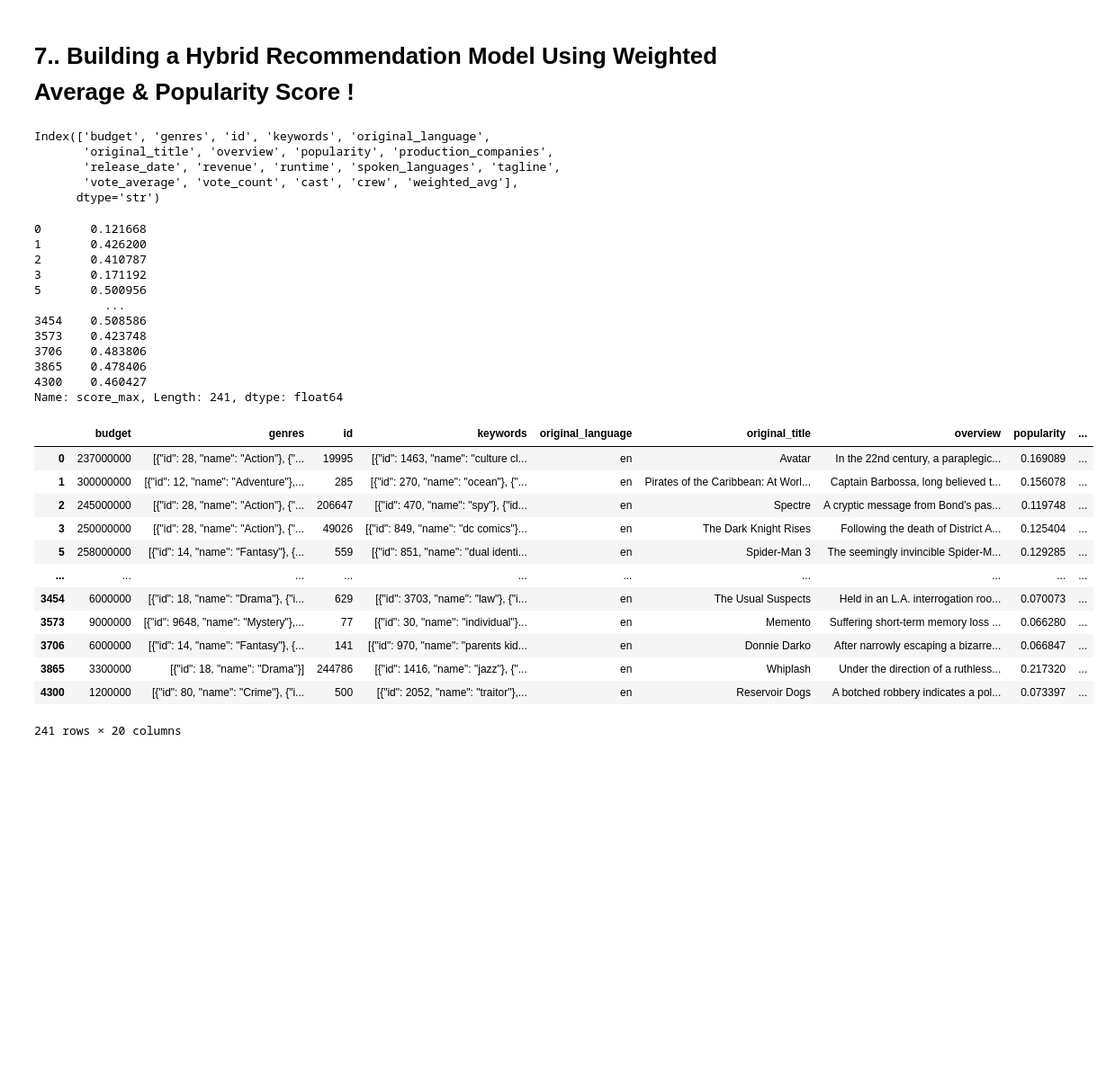
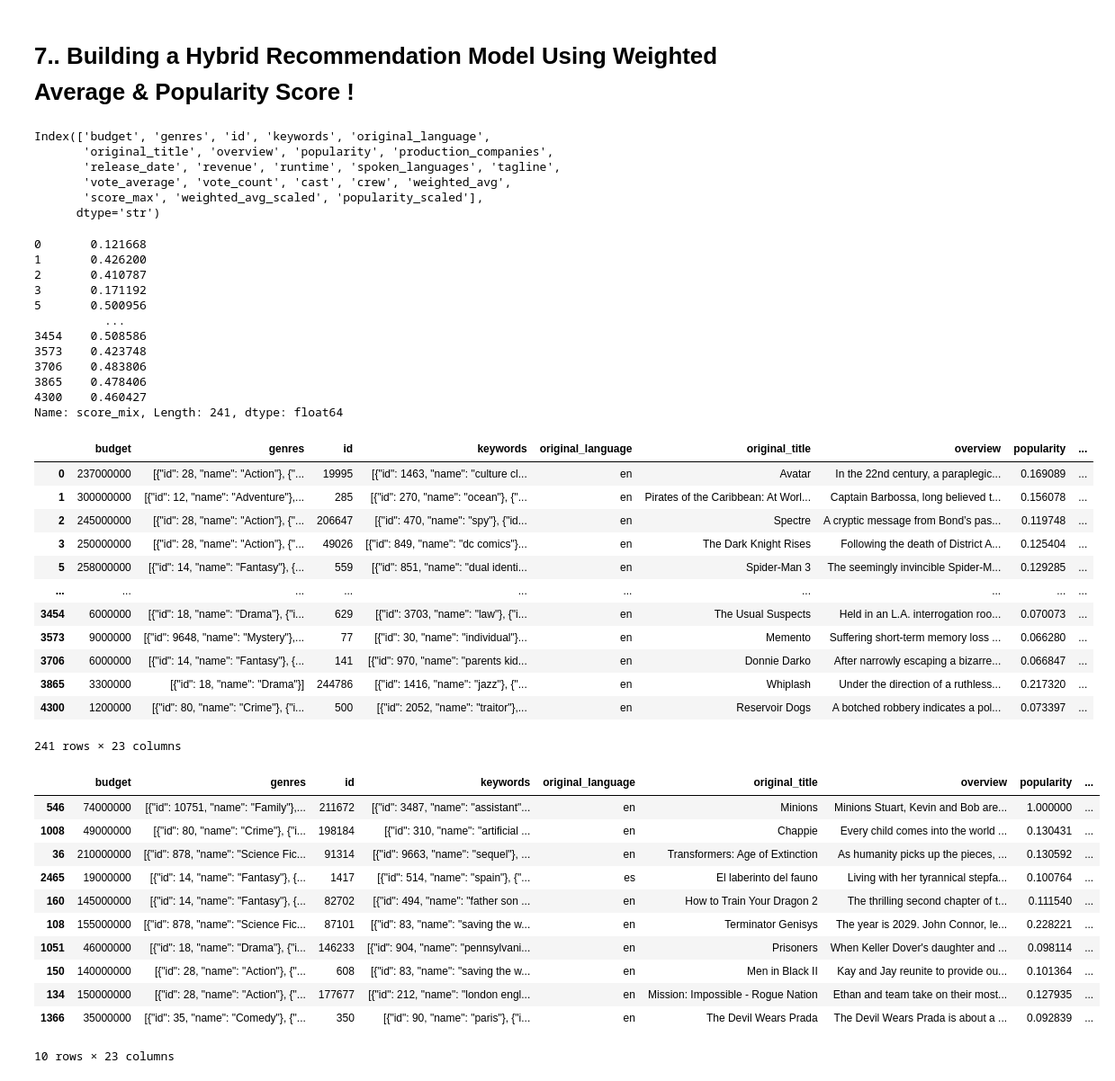
Before and after one commit to CyberWol-12/Movie_Recommendation_System, a Jupyter notebook: Movie_Recommendation_System_tmdb.ipynb, the cells around one changed output. Shown at 90% size. Cells and saved outputs as stored; diff of their text form; code cells hidden in the pictures; blank space fills up the shorter version.

```diff
--- a/Movie_Recommendation_System_tmdb.ipynb
+++ b/Movie_Recommendation_System_tmdb.ipynb
@@ -512,7 +512,7 @@ scaling = MinMaxScaler()
 # %%
 scaling_value = scaling.fit_transform(filtered_df[['weighted_avg','popularity']])
 # %%
-filtered_df[['weighted_avg','popularity']] = scaling_value
+filtered_df[['weighted_avg_scaled','popularity_scaled']] = scaling_value
 # %%
 filtered_df.columns
 # %% [output]
@@ -538,12 +540,13 @@ filtered_df.columns
 Index(['budget', 'genres', 'id', 'keywords', 'original_language',
        'original_title', 'overview', 'popularity', 'production_companies',
        'release_date', 'revenue', 'runtime', 'spoken_languages', 'tagline',
-       'vote_average', 'vote_count', 'cast', 'crew', 'weighted_avg'],
+       'vote_average', 'vote_count', 'cast', 'crew', 'weighted_avg',
+       'score_max', 'weighted_avg_scaled', 'popularity_scaled'],
       dtype='str')
 # %%
-filtered_df['score_max'] = filtered_df['weighted_avg'] * 0.5 + filtered_df['popularity'] * 0.5
+filtered_df['score_mix'] = filtered_df['weighted_avg_scaled'] * 0.5 + filtered_df['popularity_scaled'] * 0.5
 # %%
-filtered_df['score_max']
+filtered_df['score_mix']
 # %% [output]
 0       0.121668
 1       0.426200
@@ -556,7 +559,7 @@ filtered_df['score_max']
 3706    0.483806
 3865    0.478406
 4300    0.460427
-Name: score_max, Length: 241, dtype: float64
+Name: score_mix, Length: 241, dtype: float64
 # %%
 filtered_df
 # %% [output]
@@ -572,4 +575,21 @@ filtered_df
 | 3706 | 6000000 | [{"id": 14, "name": "Fantasy"}, {... | 141 | [{"id": 970, "name": "parents kid... | en | Donnie Darko | After narrowly escaping a bizarre... | 0.066847 | ... |
 | 3865 | 3300000 | [{"id": 18, "name": "Drama"}] | 244786 | [{"id": 1416, "name": "jazz"}, {"... | en | Whiplash | Under the direction of a ruthless... | 0.217320 | ... |
 | 4300 | 1200000 | [{"id": 80, "name": "Crime"}, {"i... | 500 | [{"id": 2052, "name": "traitor"},... | en | Reservoir Dogs | A botched robbery indicates a pol... | 0.073397 | ... |
-241 rows × 20 columns
+241 rows × 23 columns
+# %%
+rank_df = filtered_df.sort_values('score_max',ascending=False).head(10)
+# %%
+rank_df
+# %% [output]
+|  | budget | genres | id | keywords | original_language | original_title | overview | popularity | ... |
+| 546 | 74000000 | [{"id": 10751, "name": "Family"},... | 211672 | [{"id": 3487, "name": "assistant"... | en | Minions | Minions Stuart, Kevin and Bob are... | 1.000000 | ... |
+| 1008 | 49000000 | [{"id": 80, "name": "Crime"}, {"i... | 198184 | [{"id": 310, "name": "artificial ... | en | Chappie | Every child comes into the world ... | 0.130431 | ... |
+| 36 | 210000000 | [{"id": 878, "name": "Science Fic... | 91314 | [{"id": 9663, "name": "sequel"}, ... | en | Transformers: Age of Extinction | As humanity picks up the pieces, ... | 0.130592 | ... |
+| 2465 | 19000000 | [{"id": 14, "name": "Fantasy"}, {... | 1417 | [{"id": 514, "name": "spain"}, {"... | es | El laberinto del fauno | Living with her tyrannical stepfa... | 0.100764 | ... |
+| 160 | 145000000 | [{"id": 14, "name": "Fantasy"}, {... | 82702 | [{"id": 494, "name": "father son ... | en | How to Train Your Dragon 2 | The thrilling second chapter of t... | 0.111540 | ... |
+| 108 | 155000000 | [{"id": 878, "name": "Science Fic... | 87101 | [{"id": 83, "name": "saving the w... | en | Terminator Genisys | The year is 2029. John Connor, le... | 0.228221 | ... |
+| 1051 | 46000000 | [{"id": 18, "name": "Drama"}, {"i... | 146233 | [{"id": 904, "name": "pennsylvani... | en | Prisoners | When Keller Dover's daughter and ... | 0.098114 | ... |
+| 150 | 140000000 | [{"id": 28, "name": "Action"}, {"... | 608 | [{"id": 83, "name": "saving the w... | en | Men in Black II | Kay and Jay reunite to provide ou... | 0.101364 | ... |
+| 134 | 150000000 | [{"id": 28, "name": "Action"}, {"... | 177677 | [{"id": 212, "name": "london engl... | en | Mission: Impossible - Rogue Nation | Ethan and team take on their most... | 0.127935 | ... |
+| 1366 | 35000000 | [{"id": 35, "name": "Comedy"}, {"... | 350 | [{"id": 90, "name": "paris"}, {"i... | en | The Devil Wears Prada | The Devil Wears Prada is about a ... | 0.092839 | ... |
+10 rows × 23 columns
```
Also changed, not shown: parts of 4 cells of this notebook.
